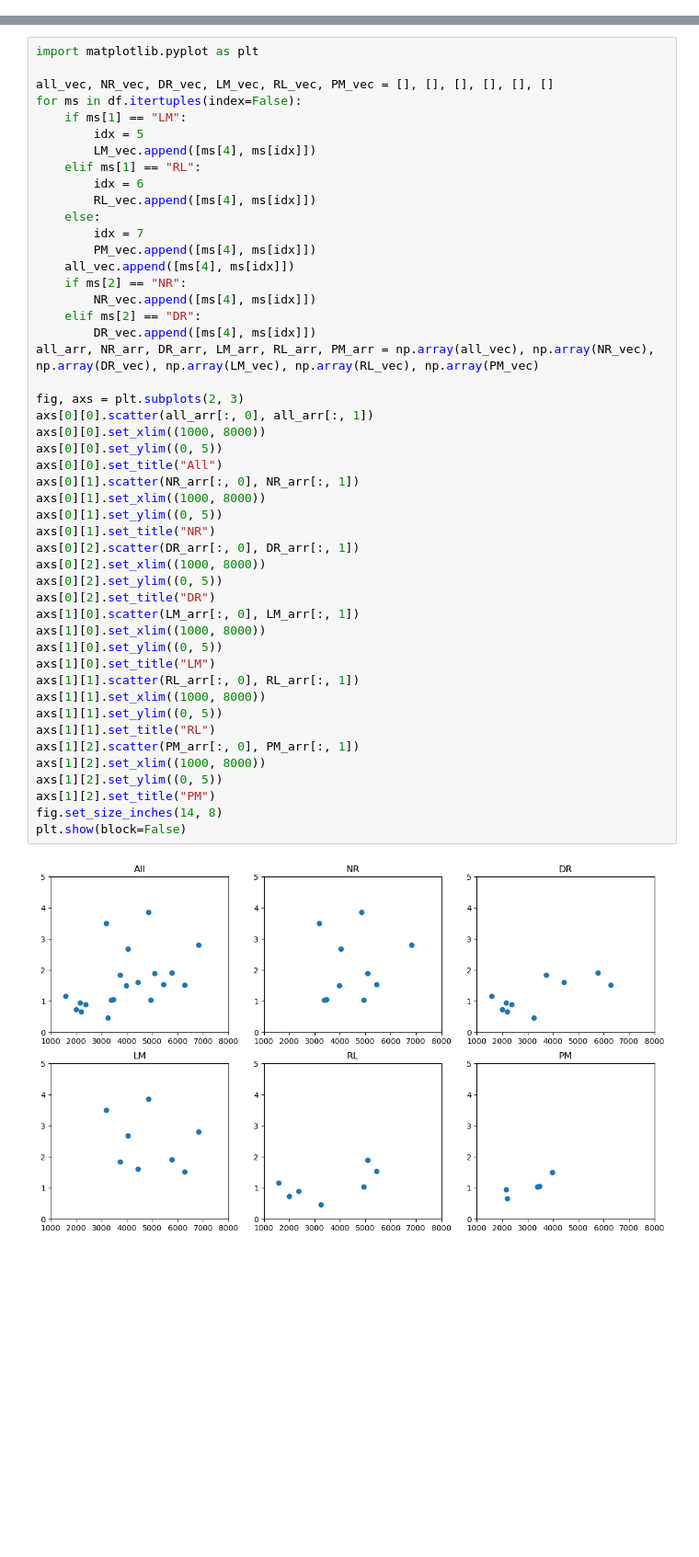
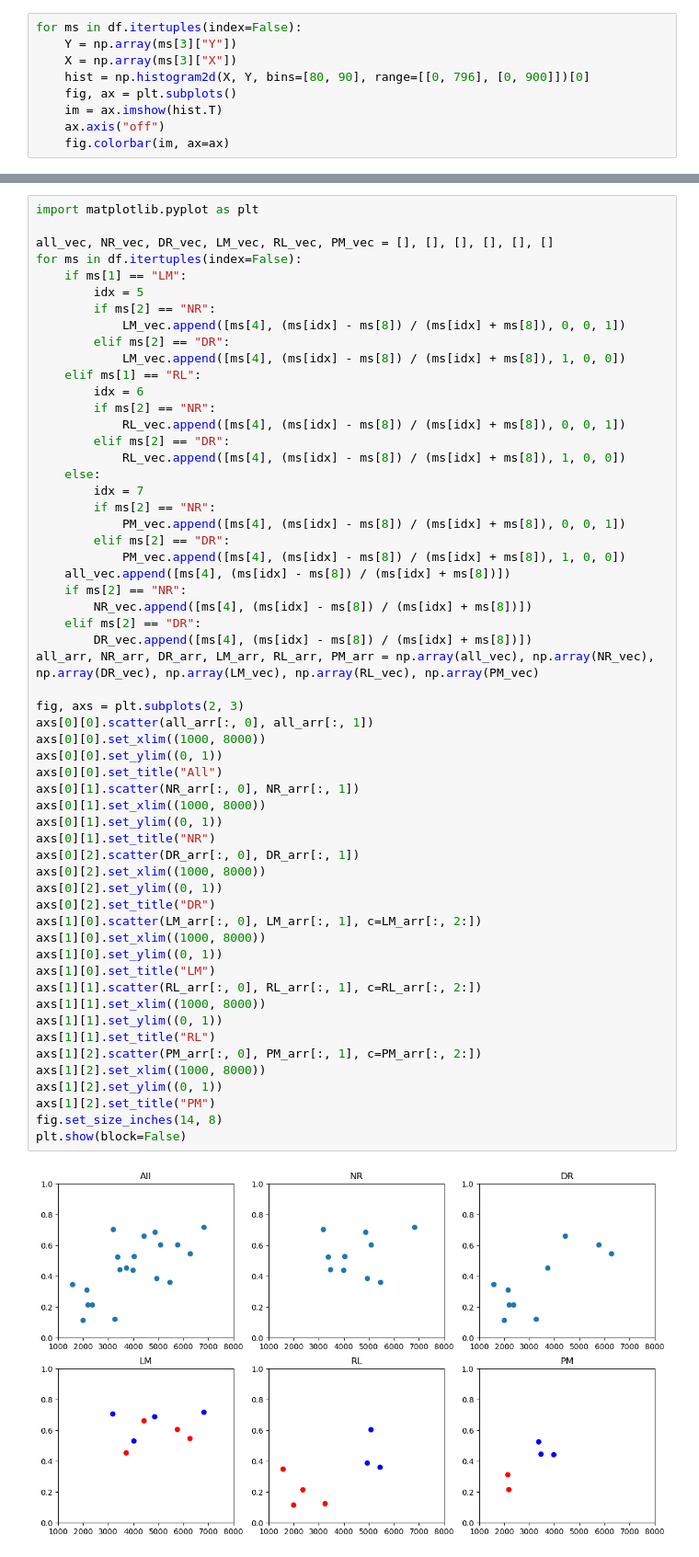
Before and after one commit to ryan-gorzek/trachtenberg-lab, a Jupyter notebook: tracing/retro-metrics.ipynb, the cells around one changed output, grey strips where cells are left out. Shown: that part at 92% size. Cells and saved outputs as stored; diff of their text form; blank space fills up the shorter version.

```diff
--- a/tracing/retro-metrics.ipynb
+++ b/tracing/retro-metrics.ipynb
@@ -101,0 +231,9 @@ df["NV_mag"] = np.array(NV_mag)*100
+# %%
+for ms in df.itertuples(index=False):
+    Y = np.array(ms[3]["Y"])
+    X = np.array(ms[3]["X"])
+    hist = np.histogram2d(X, Y, bins=[80, 90], range=[[0, 796], [0, 900]])[0]
+    fig, ax = plt.subplots()
+    im = ax.imshow(hist.T)
+    ax.axis("off")
+    fig.colorbar(im, ax=ax)
@@ -106,46 +291,55 @@ all_vec, NR_vec, DR_vec, LM_vec, RL_vec, PM_vec = [], [], [], [], [], []
 for ms in df.itertuples(index=False):
     if ms[1] == "LM":
         idx = 5
-        LM_vec.append([ms[4], ms[idx]])
+        if ms[2] == "NR":
+            LM_vec.append([ms[4], (ms[idx] - ms[8]) / (ms[idx] + ms[8]), 0, 0, 1])
+        elif ms[2] == "DR":
+            LM_vec.append([ms[4], (ms[idx] - ms[8]) / (ms[idx] + ms[8]), 1, 0, 0])
     elif ms[1] == "RL":
         idx = 6
-        RL_vec.append([ms[4], ms[idx]])
+        if ms[2] == "NR":
+            RL_vec.append([ms[4], (ms[idx] - ms[8]) / (ms[idx] + ms[8]), 0, 0, 1])
+        elif ms[2] == "DR":
+            RL_vec.append([ms[4], (ms[idx] - ms[8]) / (ms[idx] + ms[8]), 1, 0, 0])
     else:
         idx = 7
-        PM_vec.append([ms[4], ms[idx]])
-    all_vec.append([ms[4], ms[idx]])
+        if ms[2] == "NR":
+            PM_vec.append([ms[4], (ms[idx] - ms[8]) / (ms[idx] + ms[8]), 0, 0, 1])
+        elif ms[2] == "DR":
+            PM_vec.append([ms[4], (ms[idx] - ms[8]) / (ms[idx] + ms[8]), 1, 0, 0])
+    all_vec.append([ms[4], (ms[idx] - ms[8]) / (ms[idx] + ms[8])])
     if ms[2] == "NR":
-        NR_vec.append([ms[4], ms[idx]])
+        NR_vec.append([ms[4], (ms[idx] - ms[8]) / (ms[idx] + ms[8])])
     elif ms[2] == "DR":
-        DR_vec.append([ms[4], ms[idx]])
+        DR_vec.append([ms[4], (ms[idx] - ms[8]) / (ms[idx] + ms[8])])
 all_arr, NR_arr, DR_arr, LM_arr, RL_arr, PM_arr = np.array(all_vec), np.array(NR_vec), np.array(DR_vec), np.array(LM_vec), np.array(RL_vec), np.array(PM_vec)
 
 fig, axs = plt.subplots(2, 3)
 axs[0][0].scatter(all_arr[:, 0], all_arr[:, 1])
 axs[0][0].set_xlim((1000, 8000))
-axs[0][0].set_ylim((0, 5))
+axs[0][0].set_ylim((0, 1))
 axs[0][0].set_title("All")
 axs[0][1].scatter(NR_arr[:, 0], NR_arr[:, 1])
 axs[0][1].set_xlim((1000, 8000))
-axs[0][1].set_ylim((0, 5))
+axs[0][1].set_ylim((0, 1))
 axs[0][1].set_title("NR")
 axs[0][2].scatter(DR_arr[:, 0], DR_arr[:, 1])
 axs[0][2].set_xlim((1000, 8000))
-axs[0][2].set_ylim((0, 5))
+axs[0][2].set_ylim((0, 1))
 axs[0][2].set_title("DR")
-axs[1][0].scatter(LM_arr[:, 0], LM_arr[:, 1])
+axs[1][0].scatter(LM_arr[:, 0], LM_arr[:, 1], c=LM_arr[:, 2:])
 axs[1][0].set_xlim((1000, 8000))
-axs[1][0].set_ylim((0, 5))
+axs[1][0].set_ylim((0, 1))
 axs[1][0].set_title("LM")
-axs[1][1].scatter(RL_arr[:, 0], RL_arr[:, 1])
+axs[1][1].scatter(RL_arr[:, 0], RL_arr[:, 1], c=RL_arr[:, 2:])
 axs[1][1].set_xlim((1000, 8000))
-axs[1][1].set_ylim((0, 5))
+axs[1][1].set_ylim((0, 1))
 axs[1][1].set_title("RL")
-axs[1][2].scatter(PM_arr[:, 0], PM_arr[:, 1])
+axs[1][2].scatter(PM_arr[:, 0], PM_arr[:, 1], c=PM_arr[:, 2:])
 axs[1][2].set_xlim((1000, 8000))
-axs[1][2].set_ylim((0, 5))
+axs[1][2].set_ylim((0, 1))
 axs[1][2].set_title("PM")
 fig.set_size_inches(14, 8)
 plt.show(block=False)
 # %% [output]
-[figure, old version]
+[figure, new version]
```
Also changed, not shown: parts of 7 cells of this notebook.
